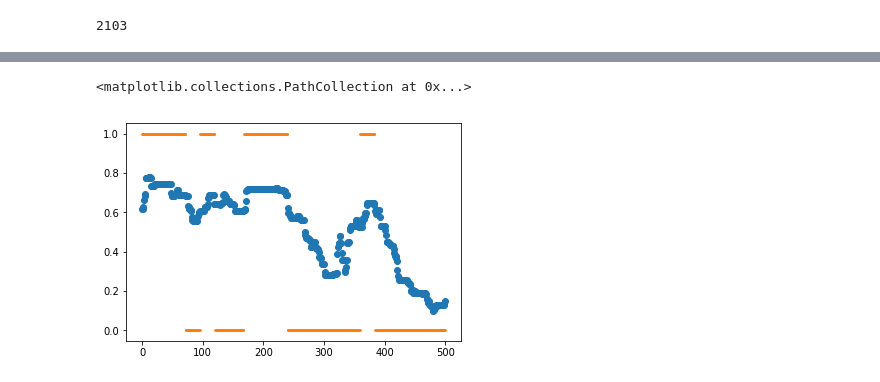
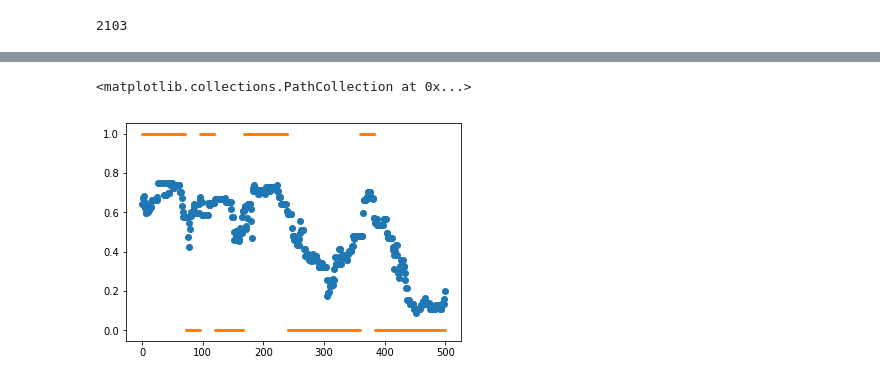
Before and after one commit to notsambeck/avalanche, a Jupyter notebook: eda-storm_slab-transform.ipynb, the cells around one changed output, grey strips where cells are left out. Saved outputs shown, nothing was run; the diff lists cells and outputs as text; code cells hidden in the pictures.

```diff
--- a/eda-storm_slab-transform.ipynb
+++ b/eda-storm_slab-transform.ipynb
@@ -201,3 +214,17 @@ New idea:
 ### dimensionality reduction by eliminating HF noise
 
 For dataset, use DCT of time series points; this is the same information but easy to compress by deleting HF components. Most of the info is stored in the 0th component (mean) and the 1st component (trend left-right).
+# %%
+# build DCT of time series
+
+X_transform = X_multiseries.copy()   # copy old dataset; transform will be same shape.
+
+for time_series in tqdm(range(X_multiseries.shape[-1])):
+    X_transform[:, :, time_series] = dct(X_multiseries[:, :, time_series])
+
+# remove HF data... keep ? transform components
+transform_components = 7
+
+print(X_transform.shape)
+X_transform = X_transform[:, :transform_components, :]  # ?
+print(X_transform.shape)
@@ -203,0 +234,11 @@ For dataset, use DCT of time series points; this is the same information but eas
+# %%
+# test - rebuild some samples with DCT III to confirm that this is real
+
+# X_transformed_back = np.zeros(X_multiseries.shape)  # copy shape of old dataset; transform will be same shape.
+# OR
+X_transformed_back = np.zeros(X_transform.shape)  # copy shape of transform; remap times to this scale
+
+X_transformed_back[:, :transform_components, :] = X_transform
+
+for time_series in tqdm(range(X_multiseries.shape[-1])):
+    X_transformed_back[:, :, time_series] = dct(X_transformed_back[:, :, time_series], type=3)
@@ -208,4 +277,4 @@ from sklearn.ensemble import RandomForestRegressor as RF
 X_transform[:, :, ]
 multi_rf = {}
 for i in range(len(data.columns)):
-    multi_rf[i] = RF(n_estimators=10, n_jobs=-1, max_features=2, max_depth=3)
+    multi_rf[i] = RF(n_estimators=3, n_jobs=-1, max_features=3, max_depth=3)
@@ -232,9 +281,12 @@ print(X_transform.shape)
 # %%
+# train/test split
+
 split = -2000
-X_train = X_transform[:split]
-X_test = X_transform[split:]
+X_train = X_transformed_back[:split]
+X_test = X_transformed_back[split:]
 
-y_train = y[:split]   # y is a DataFrame
-y_test = y[split:]
-y_train.head()
+y_train = y[:split].values   # y is a DataFrame
+y_test = y[split:].values
+
+y_train.shape
 # %% [output]
@@ -278,10 +340,10 @@ massive overfitting ?
 # %%
 plt.scatter(range(500), X_train_meta[:500].mean(axis=1))
-plt.scatter(range(500), y_train.values[:500], alpha=1, s=3)
+plt.scatter(range(500), y_train[:500], alpha=1, s=3)
 # n_estimators = 3
 # %% [output]
 <matplotlib.collections.PathCollection at 0x...>
-[figure, old version]
+[figure, new version]
 # %%
 X_test_meta = np.empty((X_test.shape[0], X_test.shape[-1]))
 for i in tqdm(range(X_test.shape[-1])):
```
Also changed, not shown: parts of 26 cells of this notebook, 51 other files.
